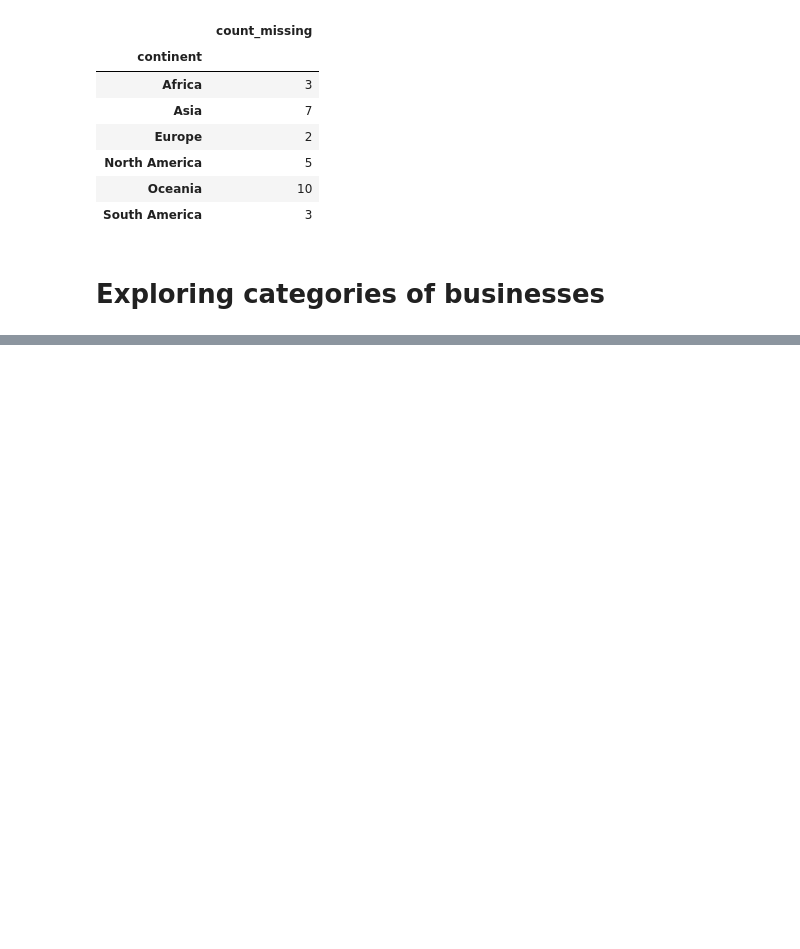
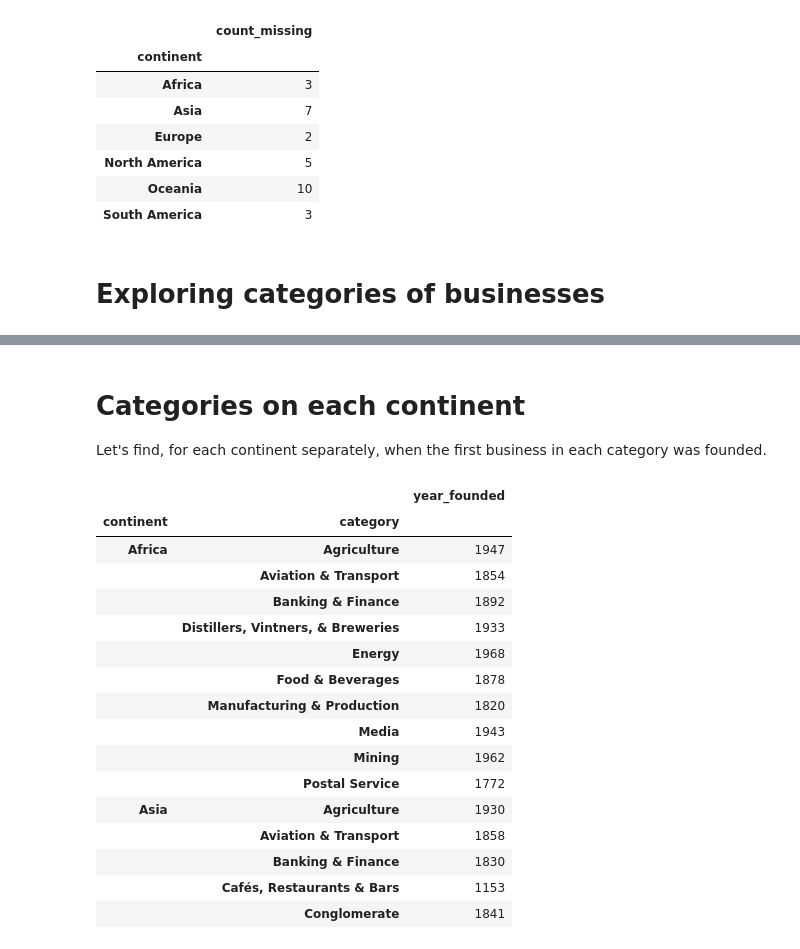
Before and after one commit to NickVasenkov/Oldest-Businesses-in-The-World, a Jupyter notebook: oldest-businesses.ipynb, the cells around one changed output, grey strips where cells are left out. Saved outputs shown, nothing was run; the diff lists cells and outputs as text; code cells hidden in the pictures; blank space fills up the shorter version.

```diff
--- a/oldest-businesses.ipynb
+++ b/oldest-businesses.ipynb
@@ -276,0 +290,32 @@ business_cats
+# %% [markdown]
+# Categories on each continent
+
+Let's find, for each continent separately, when the first business in each category was founded.
+# %%
+# Merge all businesses, countries, and categories together
+businesses_categories_countries = all_businesses.merge(countries, on='country_code') \
+                                            .merge(categories, on='category_code')
+
+# Find the oldest by continent and category
+oldest_by_continent_category = businesses_categories_countries.groupby(['continent', 'category']) \
+                                                              .agg({'year_founded': 'min'})
+# Show first 15 rows
+oldest_by_continent_category.head(15)
+# %% [output]
+|  |  | year_founded |
+| continent | category |  |
+| Africa | Agriculture | 1947 |
+|  | Aviation & Transport | 1854 |
+|  | Banking & Finance | 1892 |
+|  | Distillers, Vintners, & Breweries | 1933 |
+|  | Energy | 1968 |
+|  | Food & Beverages | 1878 |
+|  | Manufacturing & Production | 1820 |
+|  | Media | 1943 |
+|  | Mining | 1962 |
+|  | Postal Service | 1772 |
+| Asia | Agriculture | 1930 |
+|  | Aviation & Transport | 1858 |
+|  | Banking & Finance | 1830 |
+|  | Cafés, Restaurants & Bars | 1153 |
+|  | Conglomerate | 1841 |
```
Also changed, not shown: parts of 4 cells of this notebook.
